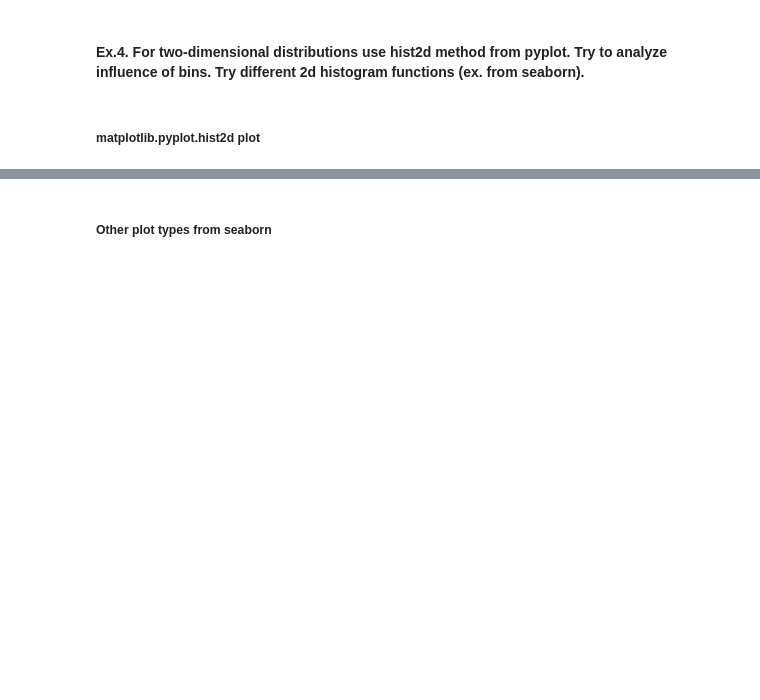
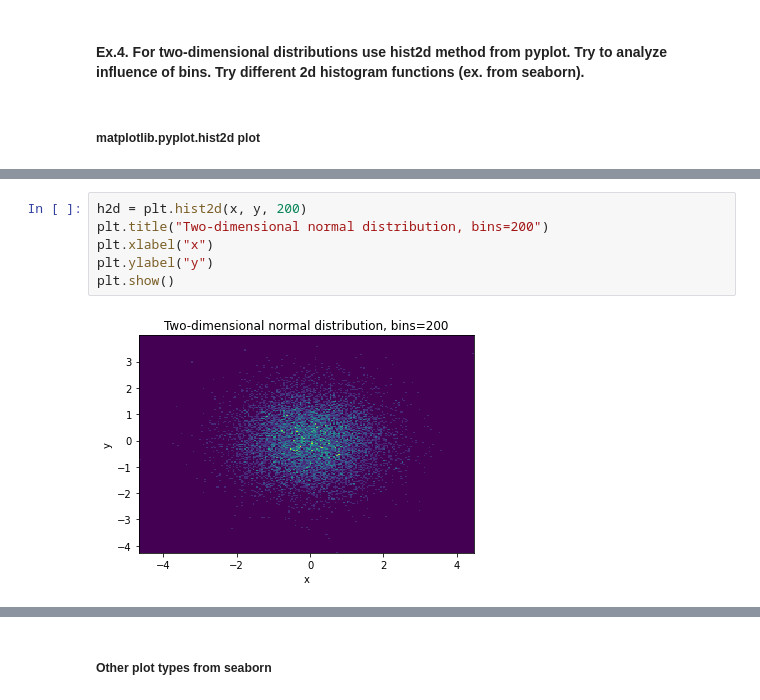
Before and after one commit to pchorazy/Data_Analytics_2023, a Jupyter notebook: PCH_lab1.ipynb, the cells around one changed output, grey strips where cells are left out. Cells and saved outputs as stored; diff of their text form; blank space fills up the shorter version.

```diff
--- a/PCH_lab1.ipynb
+++ b/PCH_lab1.ipynb
@@ -154,0 +157,8 @@ plt.show()
+# %%
+h2d = plt.hist2d(x, y, 200)
+plt.title("Two-dimensional normal distribution, bins=200")
+plt.xlabel("x")
+plt.ylabel("y")
+plt.show()
+# %% [output]
+[figure, added]
```
Also changed, not shown: parts of 25 cells of this notebook.
